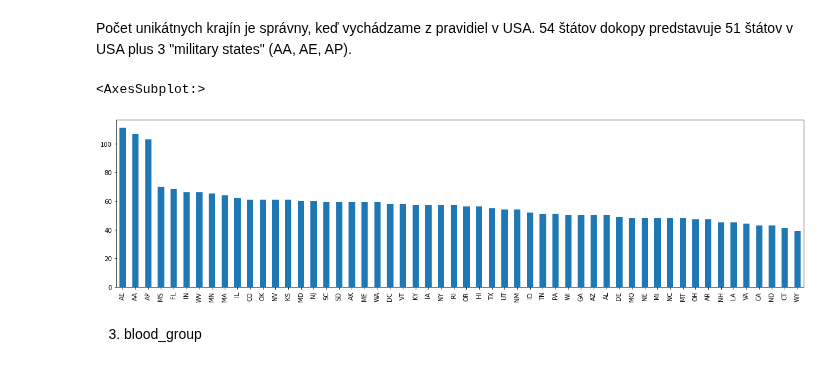
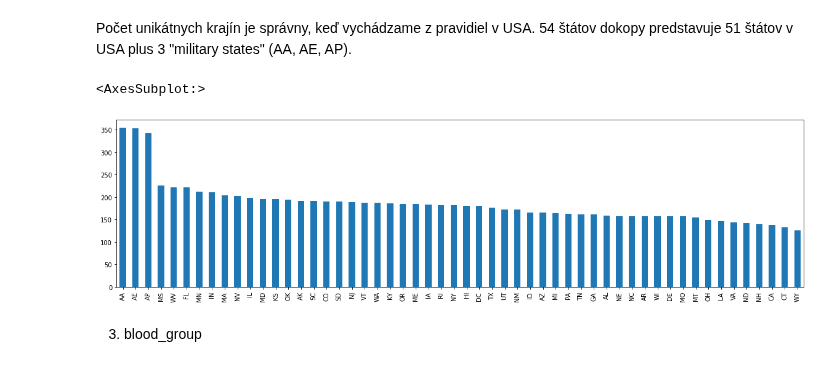
Before and after one commit to psmrecek/IAU-Projekt-ZS2021, a Jupyter notebook: Fáza 2 - Langová.ipynb, the cells around one changed output. Saved outputs shown, nothing was run; the diff lists cells and outputs as text; code cells hidden in the pictures.

```diff
--- a/Fáza 2 - Langová.ipynb
+++ b/Fáza 2 - Langová.ipynb
@@ -54,7 +62,7 @@ Transformujte dáta na vhodný formát pre strojové učenie t.j. jedno pozorova
 # %%
 import category_encoders as ce
 ce_ordinal = ce.OrdinalEncoder(cols=['race'])
-profiles = ce_ordinal.fit_transform(profiles)
+merged = ce_ordinal.fit_transform(merged)
 # %% [markdown]
 2. residence
 
@@ -65,18 +73,18 @@ Počet výsledkov je zhodný s počtom záznamov v datasete a po manuálnej kont
 import re
 import category_encoders as ce
 
-for i in profiles['residence'].index:
-    country_code = re.findall('[A-Z]{2} [0-9]{5}', str(profiles['residence'][i]))[0]
-    profiles.at[i, 'state']=re.findall('[A-Z]{2}', country_code)[0]
-len(profiles['state'].value_counts())
+for i in merged['residence'].index:
+    country_code = re.findall('[A-Z]{2} [0-9]{5}', str(merged['residence'][i]))[0]
+    merged.at[i, 'state']=re.findall('[A-Z]{2}', country_code)[0]
+len(merged['state'].value_counts())
 # %% [output]
 54
 # %% [markdown]
 Počet unikátnych krajín je správny, keď vychádzame z pravidiel v USA. 54 štátov dokopy predstavuje 51 štátov v USA plus 3 "military states" (AA, AE, AP).
 # %%
-profiles['state'].value_counts().plot(kind='bar', figsize=(20, 5))
+merged['state'].value_counts().plot(kind='bar', figsize=(20, 5))
 # %% [output]
 <AxesSubplot:>
-[figure, old version]
+[figure, new version]
 # %%
 ce_ordinal = ce.OrdinalEncoder(cols=['state'])
```
Also changed, not shown: parts of 30 cells of this notebook, 1 other file.
